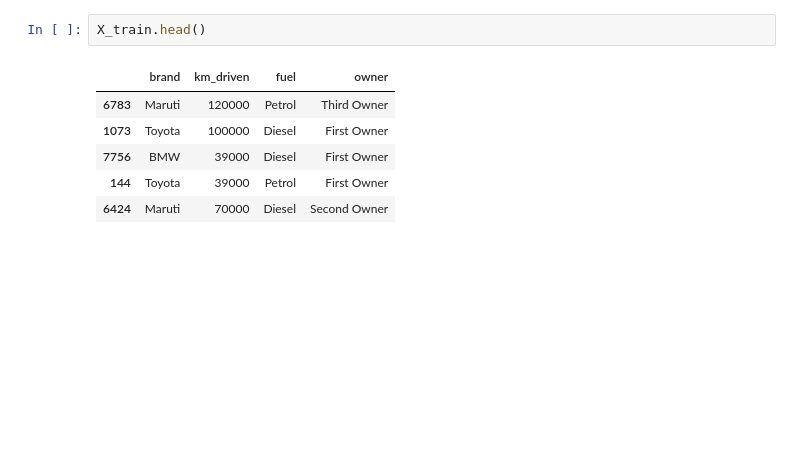
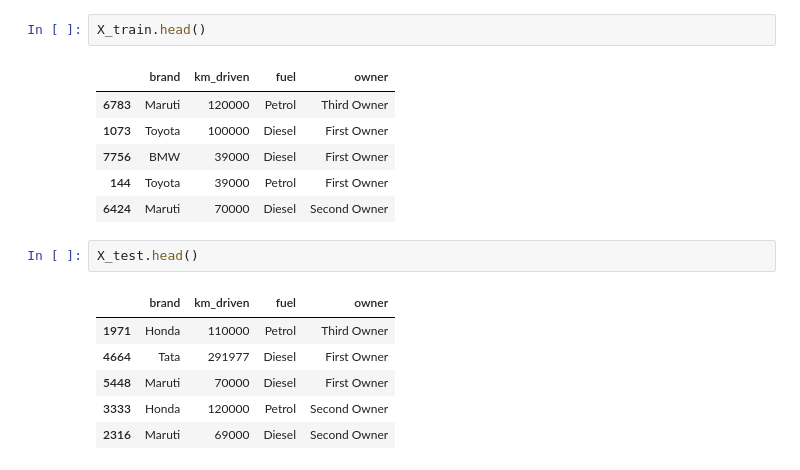
Before and after one commit to shahriarrahman027/100-Days-of-Machine-Learning-, a Jupyter notebook: Practicing by my own/CARS_pipelines.ipynb, the cells around one changed output. Cells and saved outputs as stored; diff of their text form; blank space fills up the shorter version.

```diff
--- a/Practicing by my own/CARS_pipelines.ipynb
+++ b/Practicing by my own/CARS_pipelines.ipynb
@@ -97,3 +110,12 @@ X_train.head()
 | 7756 | BMW | 39000 | Diesel | First Owner |
 | 144 | Toyota | 39000 | Petrol | First Owner |
 | 6424 | Maruti | 70000 | Diesel | Second Owner |
+# %%
+X_test.head()
+# %% [output]
+|  | brand | km_driven | fuel | owner |
+| 1971 | Honda | 110000 | Petrol | Third Owner |
+| 4664 | Tata | 291977 | Diesel | First Owner |
+| 5448 | Maruti | 70000 | Diesel | First Owner |
+| 3333 | Honda | 120000 | Petrol | Second Owner |
+| 2316 | Maruti | 69000 | Diesel | Second Owner |
```
Also changed, not shown: parts of 3 cells of this notebook.
